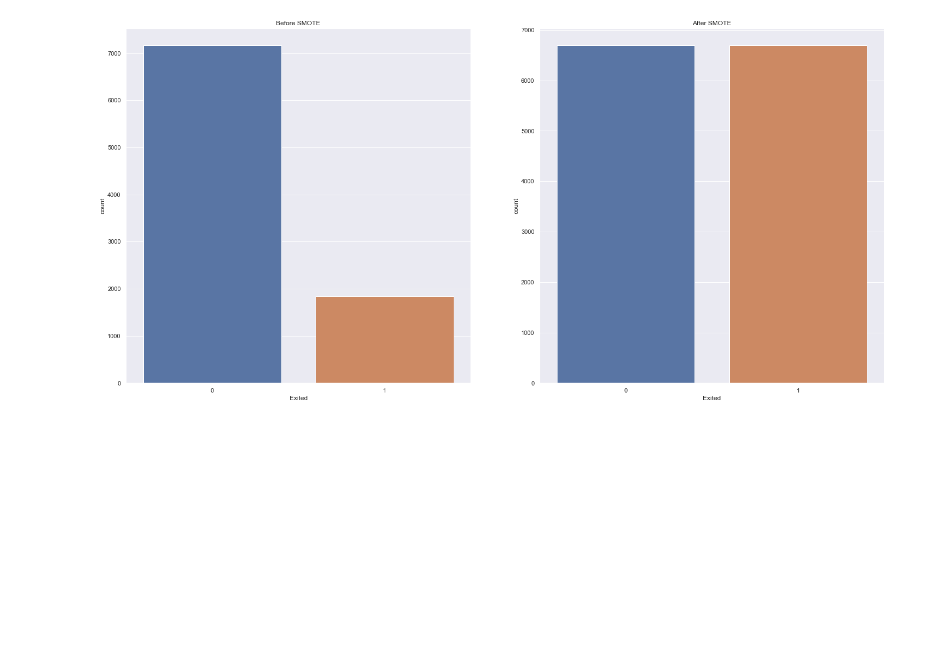
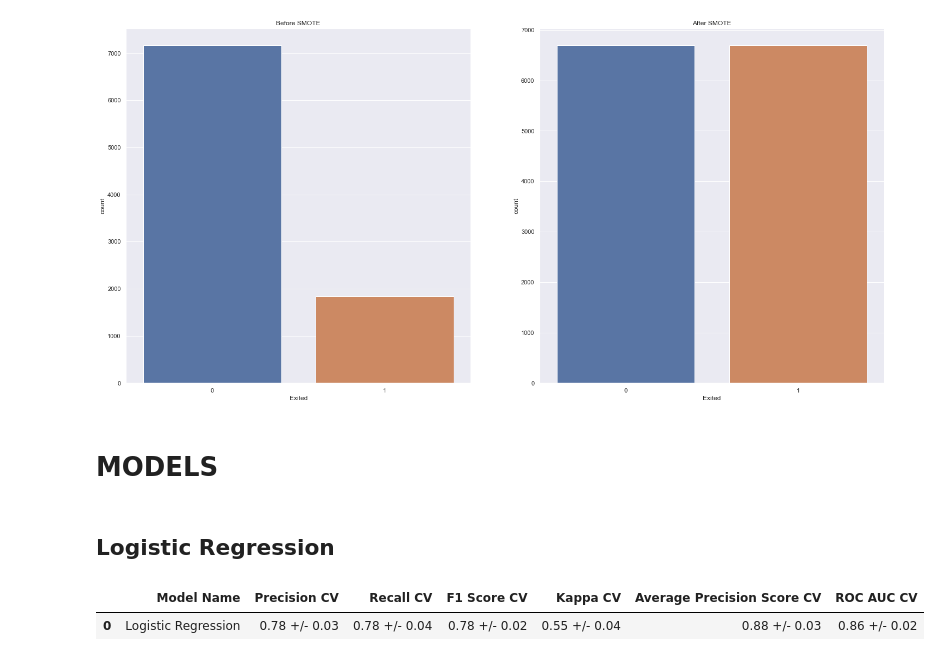
Before and after one commit to FabioCaffarello/Churn-Prediction-TopBank, a Jupyter notebook: 02-Notebooks/01-FirstCycleCRISP/07-Modelling.ipynb, the cells around one changed output. Cells and saved outputs as stored; diff of their text form; code cells hidden in the pictures; blank space fills up the shorter version.

Commit message:
modelling

```diff
--- a/02-Notebooks/01-FirstCycleCRISP/07-Modelling.ipynb
+++ b/02-Notebooks/01-FirstCycleCRISP/07-Modelling.ipynb
@@ -89,3 +176,15 @@ plt.title("After SMOTE")
 # %% [output]
 Text(0.5, 1.0, 'After SMOTE')
 [figure]
+# %% [markdown]
+# MODELS
+# %% [markdown]
+## Logistic Regression
+# %%
+modelLr = LogisticRegression()
+# Performance
+modelLrResult = crossValidation(df07, 10, 'Logistic Regression', modelLr, verbose=False)
+modelLrResult.head()
+# %% [output]
+|  | Model Name | Precision CV | Recall CV | F1 Score CV | Kappa CV | Average Precision Score CV | ROC AUC CV |
+| 0 | Logistic Regression | 0.78 +/- 0.03 | 0.78 +/- 0.04 | 0.78 +/- 0.02 | 0.55 +/- 0.04 | 0.88 +/- 0.03 | 0.86 +/- 0.02 |
```
Also changed, not shown: parts of 8 cells of this notebook.
